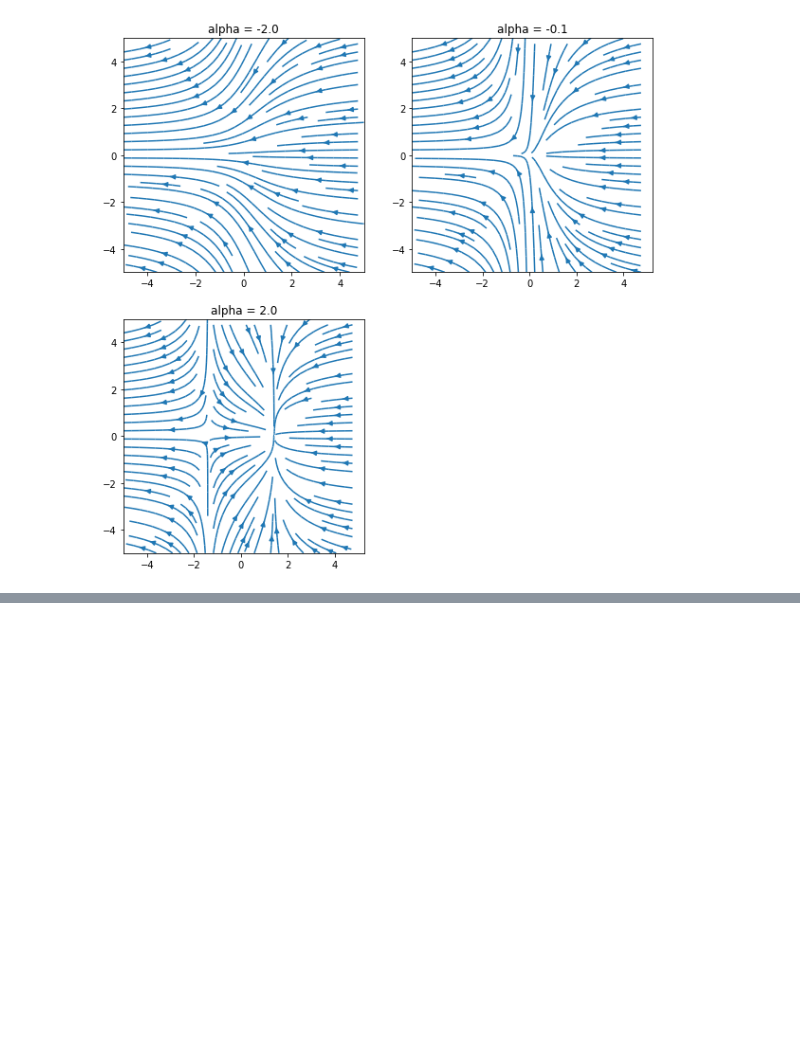
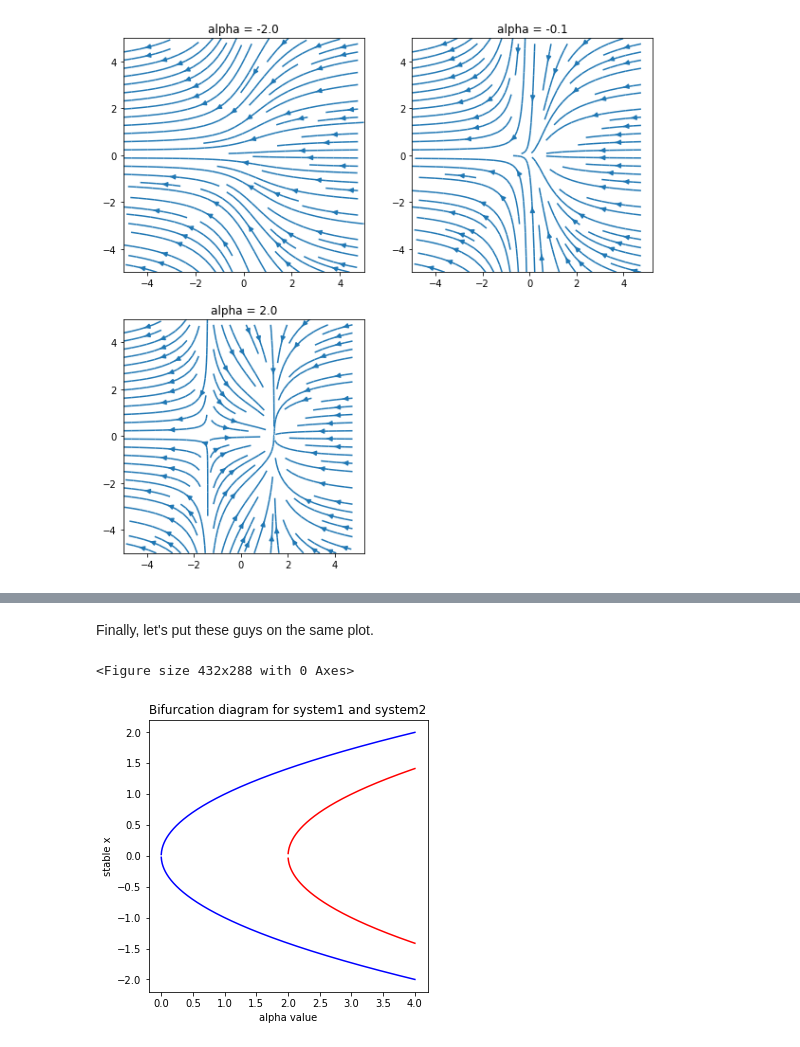
Before and after one commit to esprit1995/mlcrowd, a Jupyter notebook: assignment3/task1-2.ipynb, the cells around one changed output, grey strips where cells are left out. Saved outputs shown, nothing was run; the diff lists cells and outputs as text; code cells hidden in the pictures; blank space fills up the shorter version.

```diff
--- a/assignment3/task1-2.ipynb
+++ b/assignment3/task1-2.ipynb
@@ -173,0 +215,28 @@ Looks good. Now, let's move on to the bifurcation diagrams.
+# %% [markdown]
+Finally, let's put these guys on the same plot.
+# %%
+import numpy as np
+import matplotlib.pyplot as plt
+
+n_steps = 2000
+alphas = np.linspace(-1, 4, n_steps)
+
+stable_points_sys1 = np.array([np.sqrt(elem) if elem > 0 else np.nan for elem in alphas])
+stable_points_sys1_neg = np.array([-np.sqrt(elem) if elem > 0 else np.nan for elem in alphas])
+
+stable_points_sys2 = np.array([np.sqrt(elem-2) if elem-2 > 0 else np.nan for elem in alphas])
+stable_points_sys2_neg = np.array([-np.sqrt(elem-2) if elem-2 > 0 else np.nan for elem in alphas])
+
+plt.clf()
+plt.figure(figsize = (5,5))
+plt.plot(alphas, stable_points_sys1, "b")
+plt.plot(alphas, stable_points_sys1_neg, "b")
+plt.plot(alphas, stable_points_sys2, "r")
+plt.plot(alphas, stable_points_sys2_neg, "r")
+plt.title("Bifurcation diagram for system1 and system2")
+plt.xlabel("alpha value")
+plt.ylabel("stable x")
+plt.show()
+# %% [output]
+<Figure size 432x288 with 0 Axes>
+[figure, added]
```
Also changed, not shown: parts of 17 cells of this notebook.
